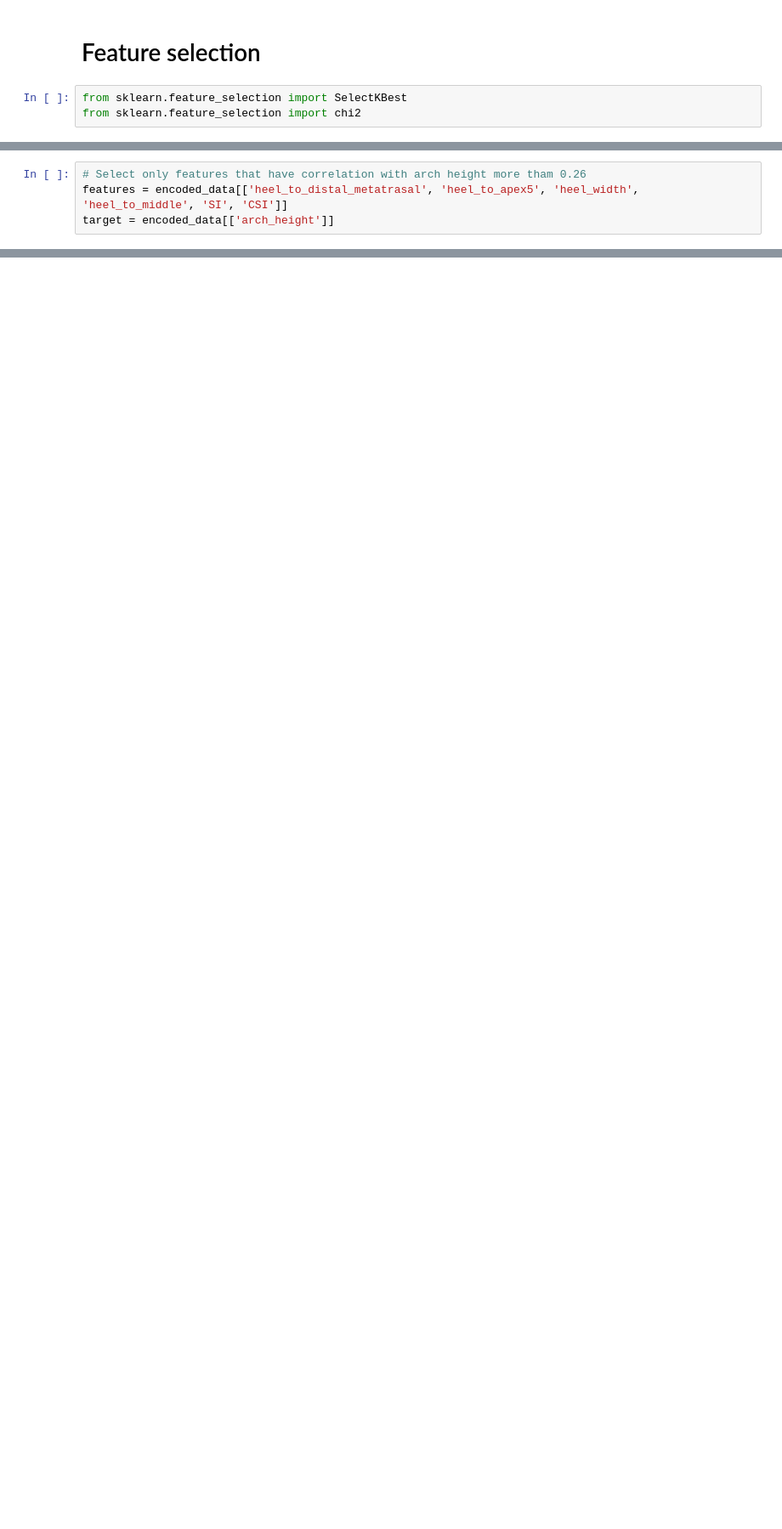
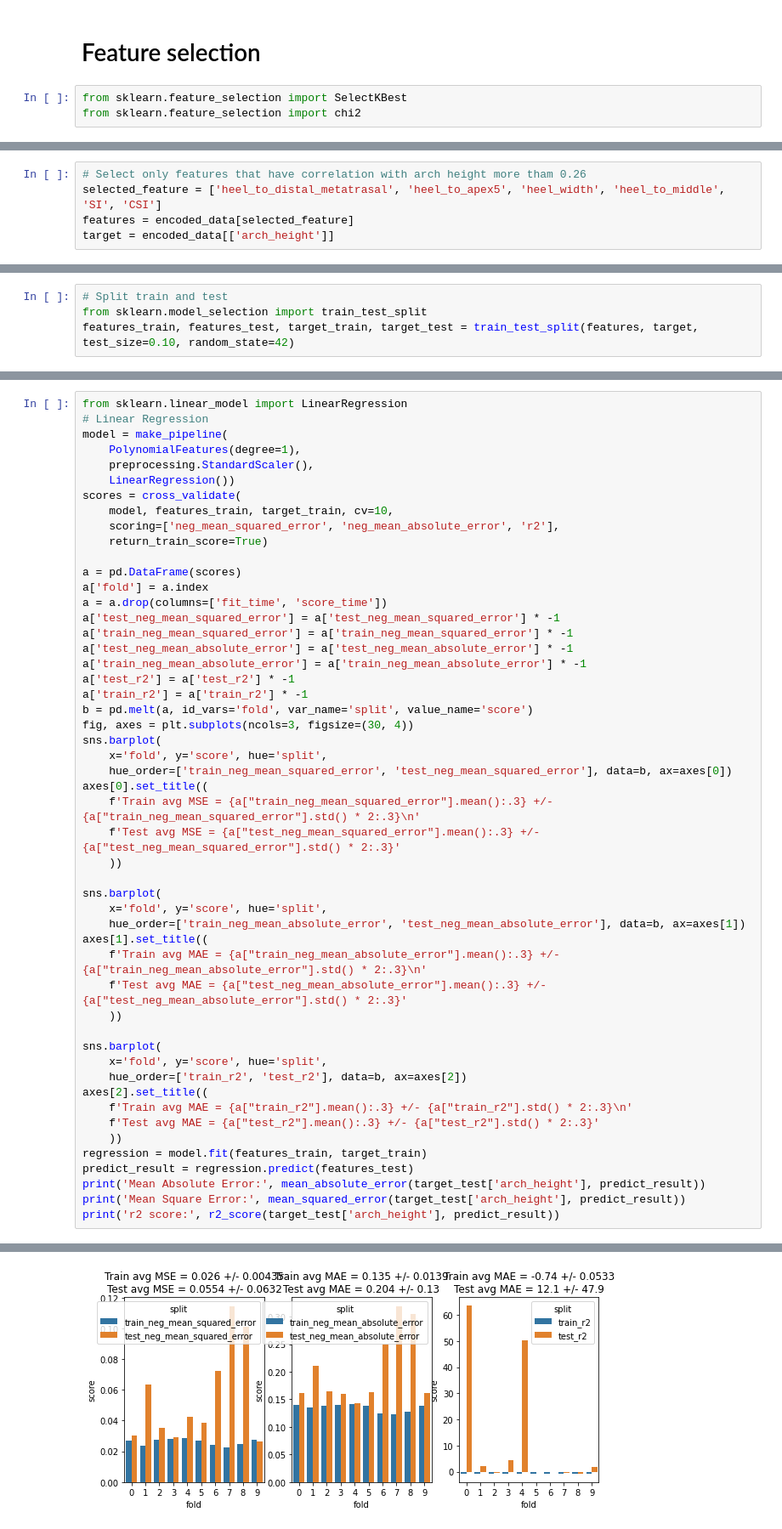
Before and after one commit to Matchatta/senior-machine-learning, a Jupyter notebook: src/machine_learning.ipynb, the cells around one changed output, grey strips where cells are left out. Shown: that part at 85% size. Saved outputs shown, nothing was run; the diff lists cells and outputs as text; blank space fills up the shorter version.

Commit message:
Add linear regression and polynomial regression

```diff
--- a/src/machine_learning.ipynb
+++ b/src/machine_learning.ipynb
@@ -89,5 +89,6 @@ g=sns.heatmap(encoded_data[top_corr_features].corr(),annot=True)
 [figure]
 # %%
 # Select only features that have correlation with arch height more tham 0.26
-features = encoded_data[['heel_to_distal_metatrasal', 'heel_to_apex5', 'heel_width', 'heel_to_middle', 'SI', 'CSI']]
+selected_feature = ['heel_to_distal_metatrasal', 'heel_to_apex5', 'heel_width', 'heel_to_middle', 'SI', 'CSI']
+features = encoded_data[selected_feature]
 target = encoded_data[['arch_height']]
@@ -93,0 +109,4 @@ target = encoded_data[['arch_height']]
+# %%
+# Split train and test
+from sklearn.model_selection import train_test_split
+features_train, features_test, target_train, target_test = train_test_split(features, target, test_size=0.10, random_state=42)
@@ -93,0 +153,52 @@ target = encoded_data[['arch_height']]
+# %%
+from sklearn.linear_model import LinearRegression
+# Linear Regression
+model = make_pipeline(
+    PolynomialFeatures(degree=1),
+    preprocessing.StandardScaler(),
+    LinearRegression())
+scores = cross_validate(
+    model, features_train, target_train, cv=10,
+    scoring=['neg_mean_squared_error', 'neg_mean_absolute_error', 'r2'],
+    return_train_score=True)
+
+a = pd.DataFrame(scores)
+a['fold'] = a.index
+a = a.drop(columns=['fit_time', 'score_time'])
+a['test_neg_mean_squared_error'] = a['test_neg_mean_squared_error'] * -1
+a['train_neg_mean_squared_error'] = a['train_neg_mean_squared_error'] * -1
+a['test_neg_mean_absolute_error'] = a['test_neg_mean_absolute_error'] * -1
+a['train_neg_mean_absolute_error'] = a['train_neg_mean_absolute_error'] * -1
+a['test_r2'] = a['test_r2'] * -1
+a['train_r2'] = a['train_r2'] * -1
+b = pd.melt(a, id_vars='fold', var_name='split', value_name='score')
+fig, axes = plt.subplots(ncols=3, figsize=(30, 4))
+sns.barplot(
+    x='fold', y='score', hue='split',
+    hue_order=['train_neg_mean_squared_error', 'test_neg_mean_squared_error'], data=b, ax=axes[0])
+axes[0].set_title((
+    f'Train avg MSE = {a["train_neg_mean_squared_error"].mean():.3} +/- {a["train_neg_mean_squared_error"].std() * 2:.3}\n'
+    f'Test avg MSE = {a["test_neg_mean_squared_error"].mean():.3} +/- {a["test_neg_mean_squared_error"].std() * 2:.3}'
+    ))
+
+sns.barplot(
+    x='fold', y='score', hue='split',
+    hue_order=['train_neg_mean_absolute_error', 'test_neg_mean_absolute_error'], data=b, ax=axes[1])
+axes[1].set_title((
+    f'Train avg MAE = {a["train_neg_mean_absolute_error"].mean():.3} +/- {a["train_neg_mean_absolute_error"].std() * 2:.3}\n'
+    f'Test avg MAE = {a["test_neg_mean_absolute_error"].mean():.3} +/- {a["test_neg_mean_absolute_error"].std() * 2:.3}'
+    ))
+
+sns.barplot(
+    x='fold', y='score', hue='split',
+    hue_order=['train_r2', 'test_r2'], data=b, ax=axes[2])
+axes[2].set_title((
+    f'Train avg MAE = {a["train_r2"].mean():.3} +/- {a["train_r2"].std() * 2:.3}\n'
+    f'Test avg MAE = {a["test_r2"].mean():.3} +/- {a["test_r2"].std() * 2:.3}'
+    ))
+regression = model.fit(features_train, target_train)
+predict_result = regression.predict(features_test)
+print('Mean Absolute Error:', mean_absolute_error(target_test['arch_height'], predict_result))
+print('Mean Square Error:', mean_squared_error(target_test['arch_height'], predict_result))
+print('r2 score:', r2_score(target_test['arch_height'], predict_result))
+# %% [output]
@@ -93,0 +208 @@ target = encoded_data[['arch_height']]
+[figure, added]
```
Also changed, not shown: parts of 8 cells of this notebook.
